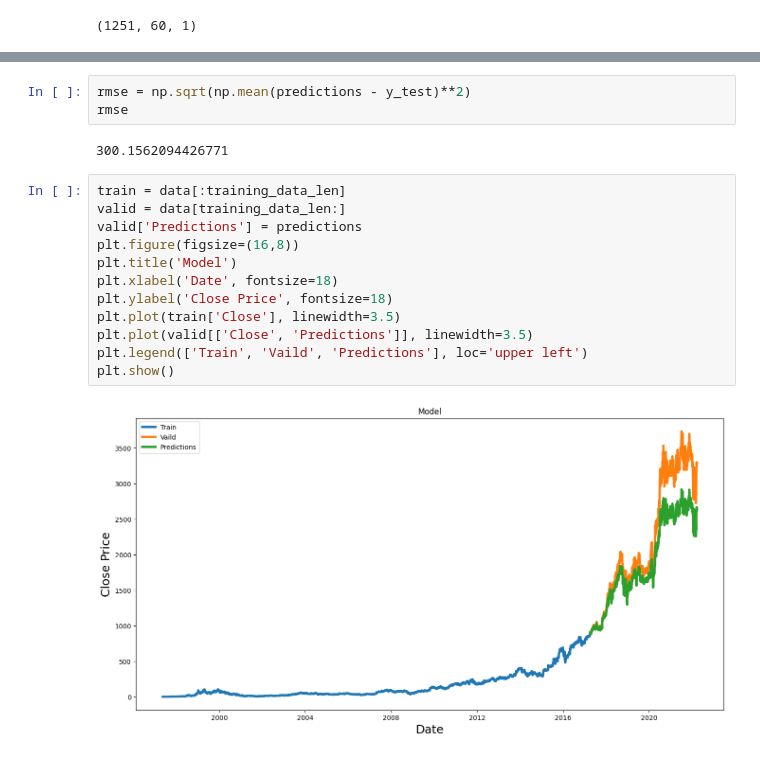
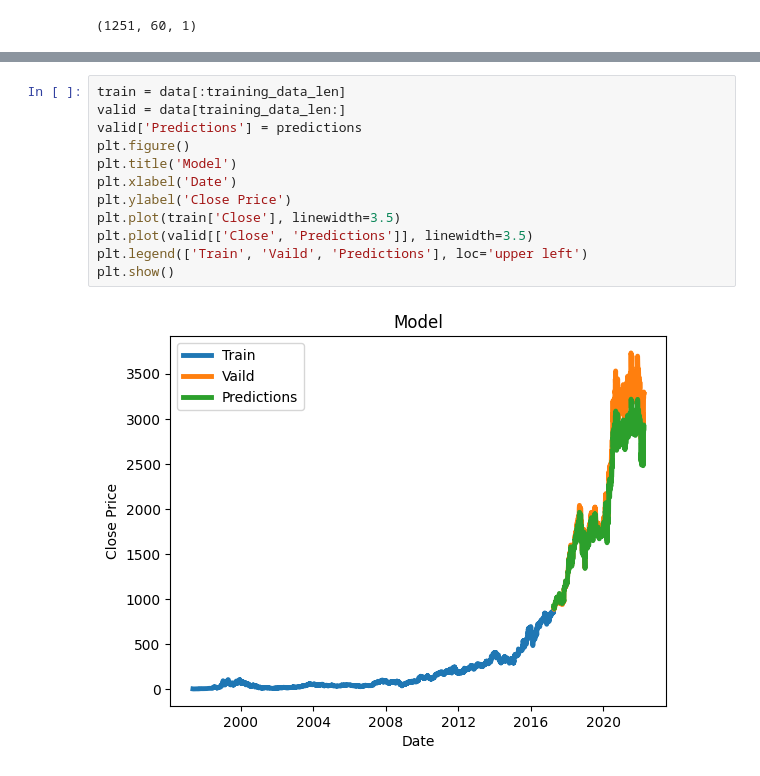
Before and after one commit to rsolis89/Springboard, a Jupyter notebook: Career Track/Capstone 3/Preprocessing_and_Modeling.ipynb, the cells around one changed output, grey strips where cells are left out. Cells and saved outputs as stored; diff of their text form.

```diff
--- a/Career Track/Capstone 3/Preprocessing_and_Modeling.ipynb
+++ b/Career Track/Capstone 3/Preprocessing_and_Modeling.ipynb
@@ -122,22 +144,17 @@ predictions = scaler.inverse_transform(predictions)
-# %%
-rmse = np.sqrt(np.mean(predictions - y_test)**2)
-rmse
-# %% [output]
-300.1562094426771
 # %%
 train = data[:training_data_len]
 valid = data[training_data_len:]
 valid['Predictions'] = predictions
-plt.figure(figsize=(16,8))
+plt.figure()
 plt.title('Model')
-plt.xlabel('Date', fontsize=18)
-plt.ylabel('Close Price', fontsize=18)
+plt.xlabel('Date')
+plt.ylabel('Close Price')
 plt.plot(train['Close'], linewidth=3.5)
 plt.plot(valid[['Close', 'Predictions']], linewidth=3.5)
 plt.legend(['Train', 'Vaild', 'Predictions'], loc='upper left')
 plt.show()
 # %% [output]
-[figure, old version]
+[figure, new version]
 # %%
 valid
 # %% [output]
```
Also changed, not shown: parts of 7 cells of this notebook.
